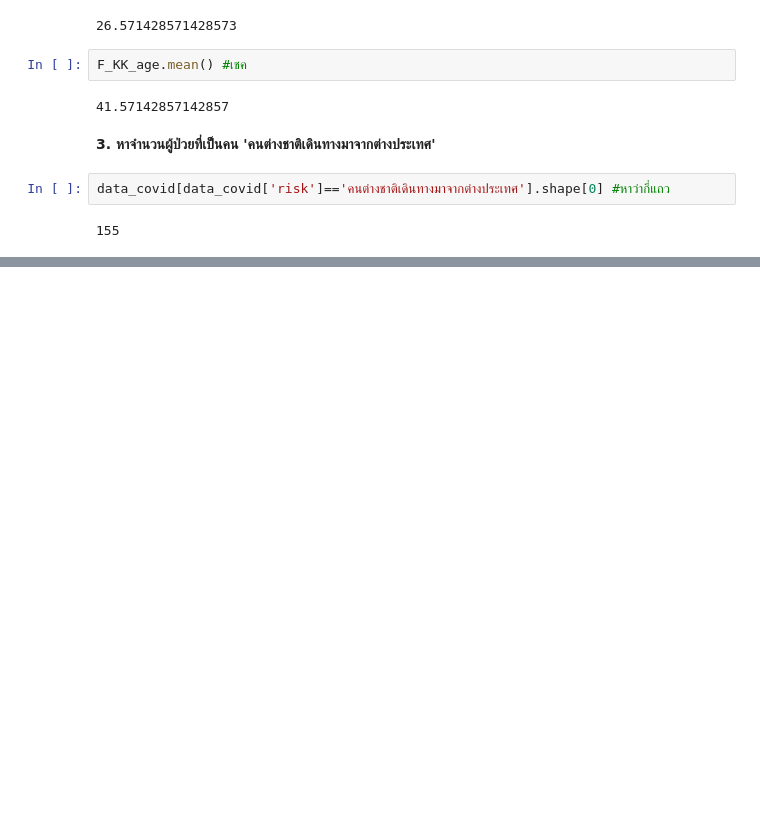
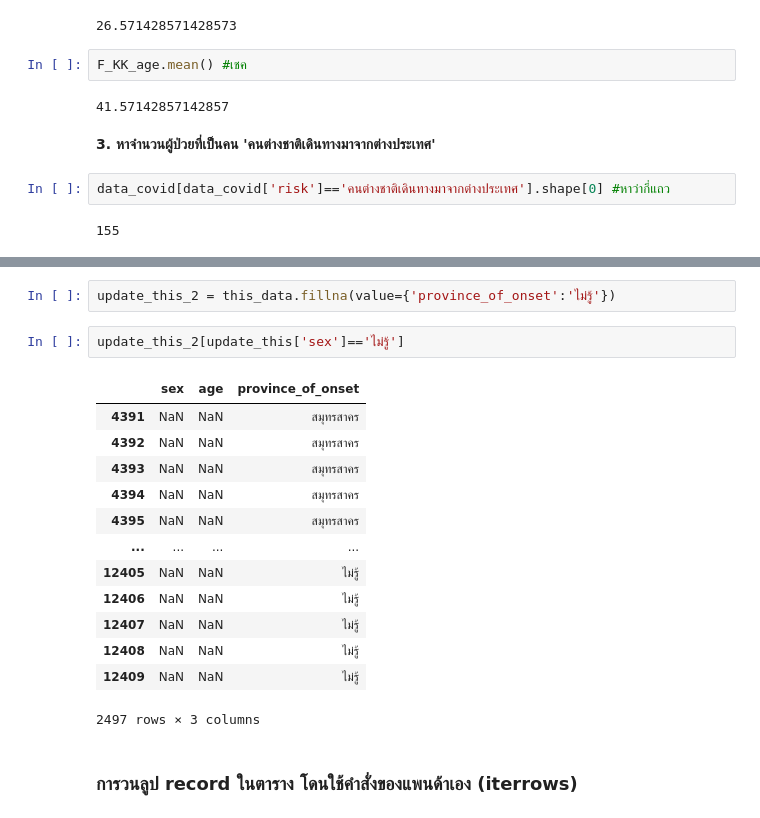
Before and after one commit to tonpiplaifa/data_viz, a Jupyter notebook: Pandas101.ipynb, the cells around one changed output, grey strips where cells are left out. Cells and saved outputs as stored; diff of their text form; blank space fills up the shorter version.

Commit message:
pandas แก้ missing + iterrows() + แก้การบ้านที่ 6 no comment

```diff
--- a/Pandas101.ipynb
+++ b/Pandas101.ipynb
@@ -336,0 +482,20 @@ data_covid[data_covid['risk']=='คนต่างชาติเดินทา
+# %%
+update_this_2 = this_data.fillna(value={'province_of_onset':'ไม่รู้'})
+# %%
+update_this_2[update_this['sex']=='ไม่รู้']
+# %% [output]
+|  | sex | age | province_of_onset |
+| 4391 | NaN | NaN | สมุทรสาคร |
+| 4392 | NaN | NaN | สมุทรสาคร |
+| 4393 | NaN | NaN | สมุทรสาคร |
+| 4394 | NaN | NaN | สมุทรสาคร |
+| 4395 | NaN | NaN | สมุทรสาคร |
+| ... | ... | ... | ... |
+| 12405 | NaN | NaN | ไม่รู้ |
+| 12406 | NaN | NaN | ไม่รู้ |
+| 12407 | NaN | NaN | ไม่รู้ |
+| 12408 | NaN | NaN | ไม่รู้ |
+| 12409 | NaN | NaN | ไม่รู้ |
+2497 rows × 3 columns
+# %% [markdown]
+### การวนลูป record ในตาราง โดนใช้คำสั่งของแพนด้าเอง (iterrows)
```
Also changed, not shown: parts of 23 cells of this notebook.
